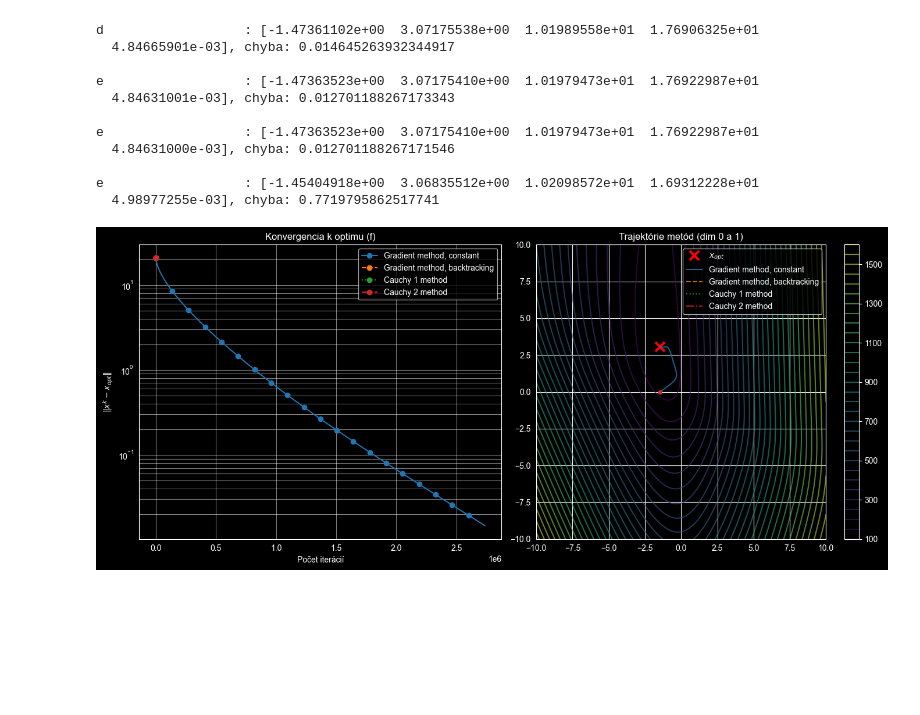
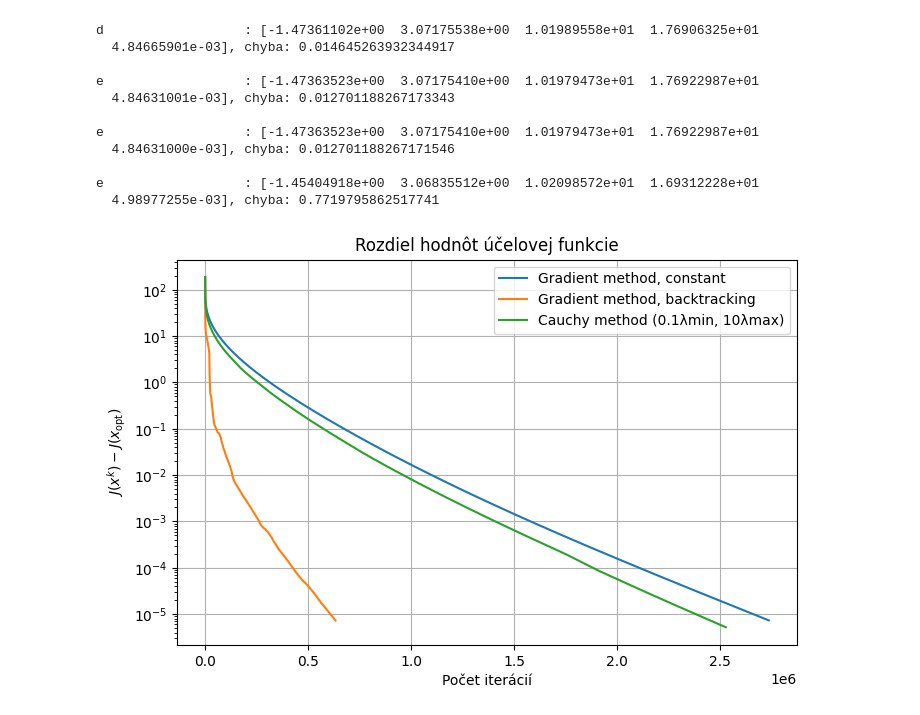
Before and after one commit to RybaFM/SpamPredictionUsingGradientMethod, a Jupyter notebook: notebook.ipynb, the cells around one changed output. Cells and saved outputs as stored; diff of their text form; code cells hidden in the pictures; blank space fills up the shorter version.

```diff
--- a/notebook.ipynb
+++ b/notebook.ipynb
@@ -312,42 +308,40 @@ def plot_cost_differences_precomputed(diffs_all):
     labels = [
         "Gradient method, constant",
         "Gradient method, backtracking",
-        "Cauchy 1 method",
-        "Cauchy 2 method"
+        "Cauchy method (0.1λmin, 10λmax)"
     ]
 
-    styles = ["-", "--", ":", "-."]
+    styles = ["-", "-", "-"]
 
     plt.figure(figsize=(8, 5))
 
     for diffs, label, style in zip(diffs_all, labels, styles):
         plt.semilogy(diffs, linestyle=style, label=label)
 
     plt.xlabel("Počet iterácií")
     plt.ylabel(r"$J(x^k) - J(x_{\mathrm{opt}})$")
     plt.title("Rozdiel hodnôt účelovej funkcie")
-    plt.grid(True, which="both")
+    plt.grid(True, which="major")
     plt.legend()
     plt.show()
 
 results = [
     np.array(vysl_1_2[1]),
     np.array(vysl_2[1]),
     np.array(vysl_3_1[1]),
-    np.array(vysl_3_2[1])
 ]
 
 diffs_all = compute_cost_differences(
     f_sum,
     X_train,
     y_train,
     x_opt_ref,
     results
 )
 
 plot_cost_differences_precomputed(diffs_all)
 # %% [output]
-[figure, old version]
+[figure, new version]
 # %%
 #downloading test data
 dataset_test = pd.read_csv('test.csv')
```
Also changed, not shown: parts of 4 cells of this notebook, 2 other files.
